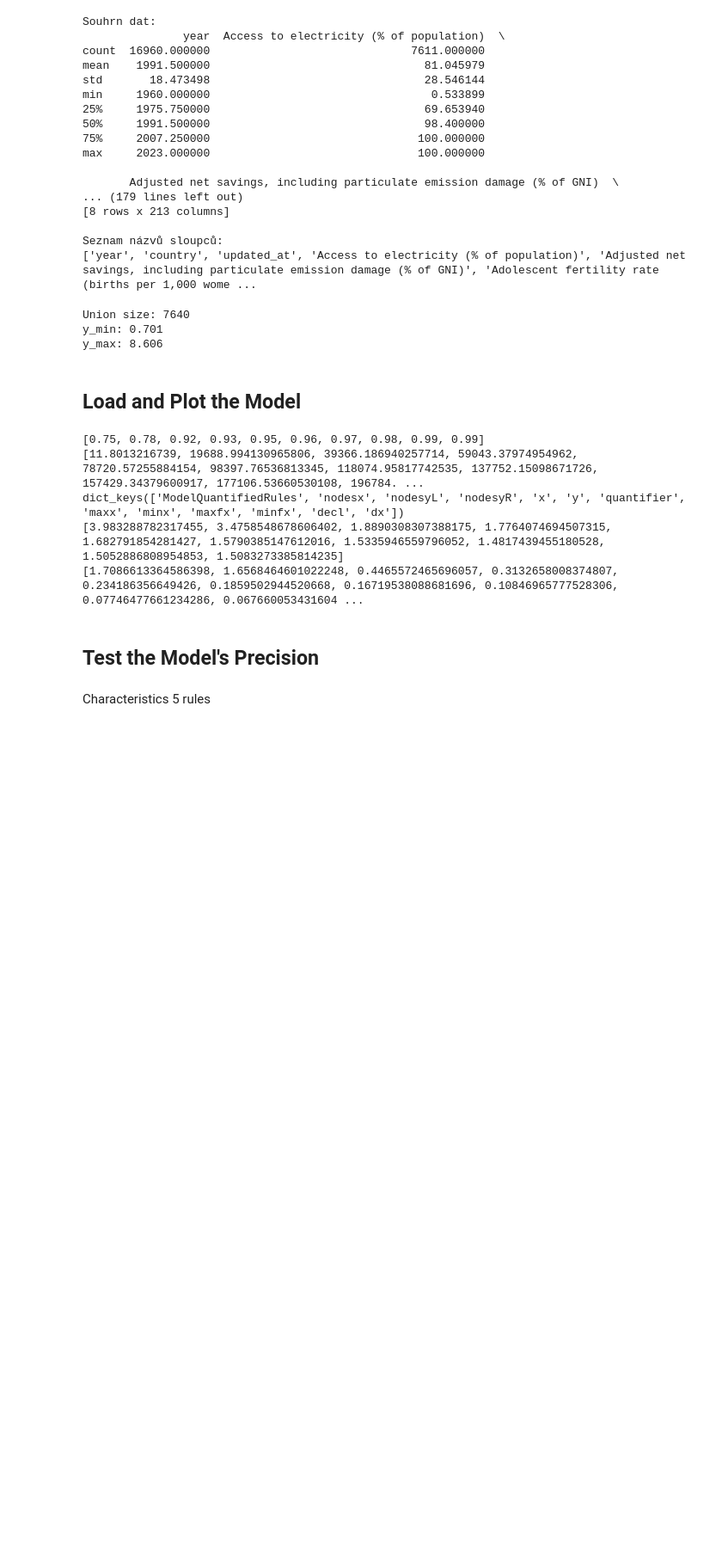
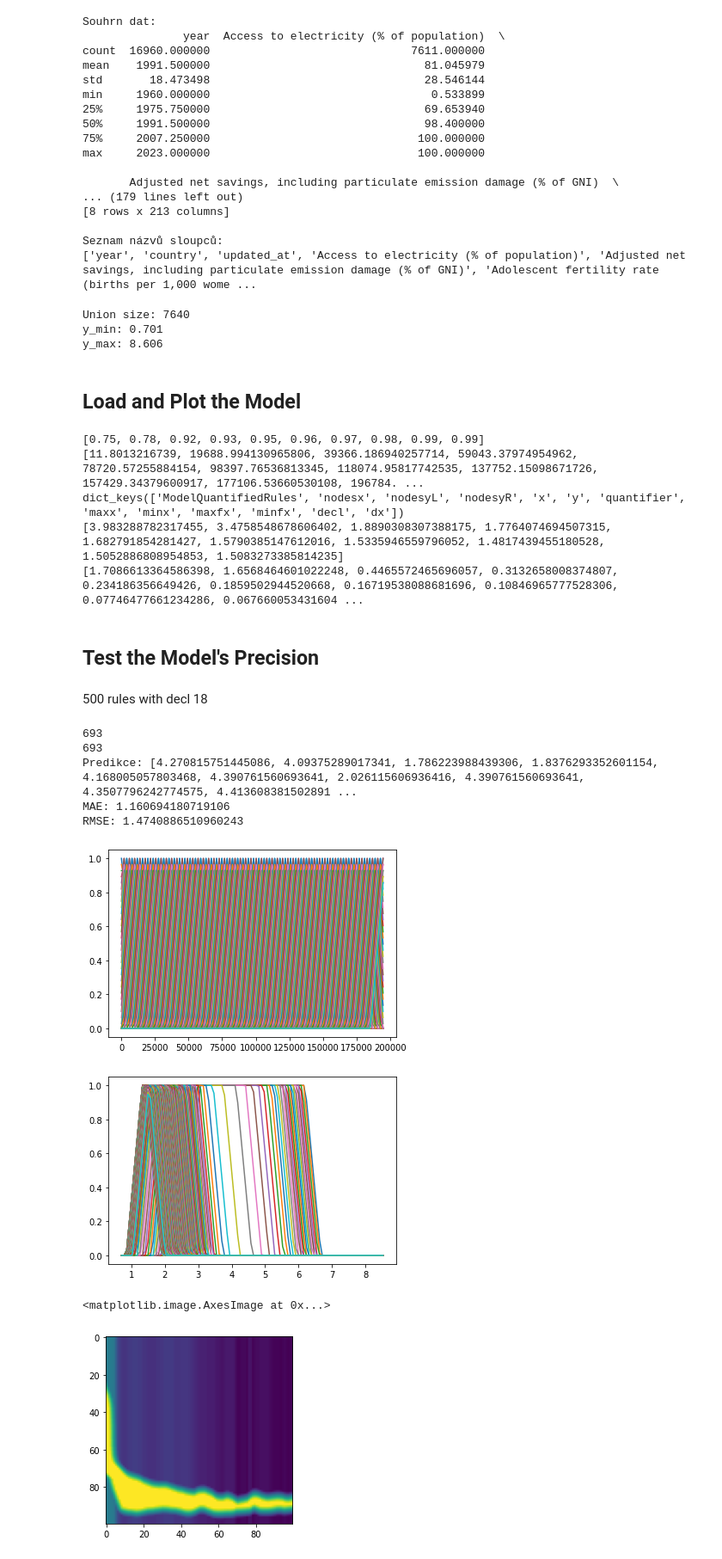
Before and after one commit to martinadankova/implicative_models_with_quantifiers, a Jupyter notebook: Precision_of_QuantifiersBasedModels.ipynb, the cells around one changed output. Shown at 86% size. Drawn from its saved outputs; the diff is of its cells as text; code cells hidden in the pictures; blank space fills up the shorter version.

Commit message:
re-generating images

```diff
--- a/Precision_of_QuantifiersBasedModels.ipynb
+++ b/Precision_of_QuantifiersBasedModels.ipynb
@@ -99,5 +103,34 @@ dict_keys(['ModelQuantifiedRules', 'nodesx', 'nodesyL', 'nodesyR', 'x', 'y', 'qu
 ## Test the Model's Precision
 # %%
 models = reload(models)
-# %% [markdown]
-Characteristics 5 rules
+# %% [markdown]
+500 rules with decl 18
+# %%
+import pickle
+with open("500rules_decl18_model.pkl", "rb") as f:
+    loaded_model = pickle.load(f)
+y_pred,metrics = md.QRules_defuzz_eval(
+    model=loaded_model,
+    xtest=X_test,
+    ytest=Y_test,
+    ymin=y_min,
+    ymax=y_max,
+    defuzz="MOM"  # nebo "MOM", "COG", "MaxOM", "MinOM"
+)
+
+print("Predikce:", y_pred)
+print("MAE:", metrics["MAE"])
+print("RMSE:", metrics["RMSE"])
+
+values=md.QRules_values(loaded_model)
+plt.imshow(np.flipud(values))
+# %% [output]
+693
+693
+Predikce: [4.270815751445086, 4.09375289017341, 1.786223988439306, 1.8376293352601154, 4.168005057803468, 4.390761560693641, 2.026115606936416, 4.390761560693641, 4.3507796242774575, 4.413608381502891 ...
+MAE: 1.160694180719106
+RMSE: 1.4740886510960243
+[figure, added]
+[figure, added]
+<matplotlib.image.AxesImage at 0x...>
+[figure, added]
```
Also changed, not shown: parts of 29 cells of this notebook, 11 other files.
